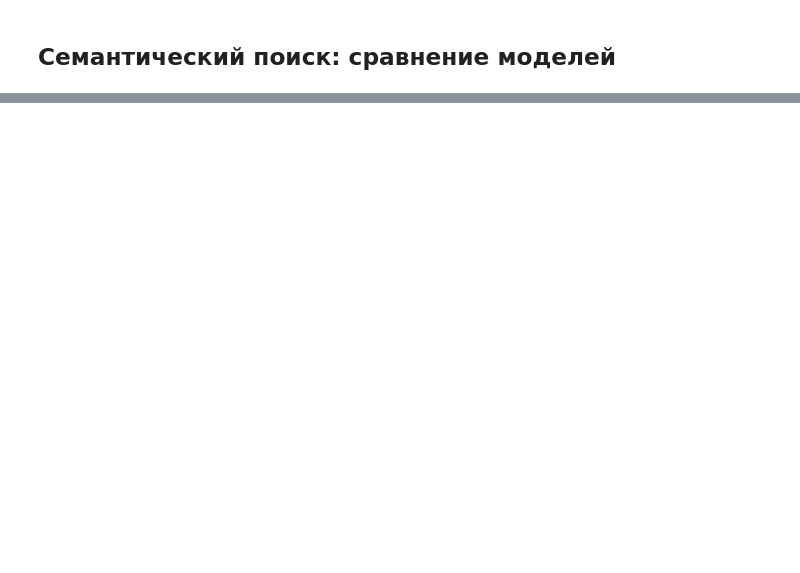
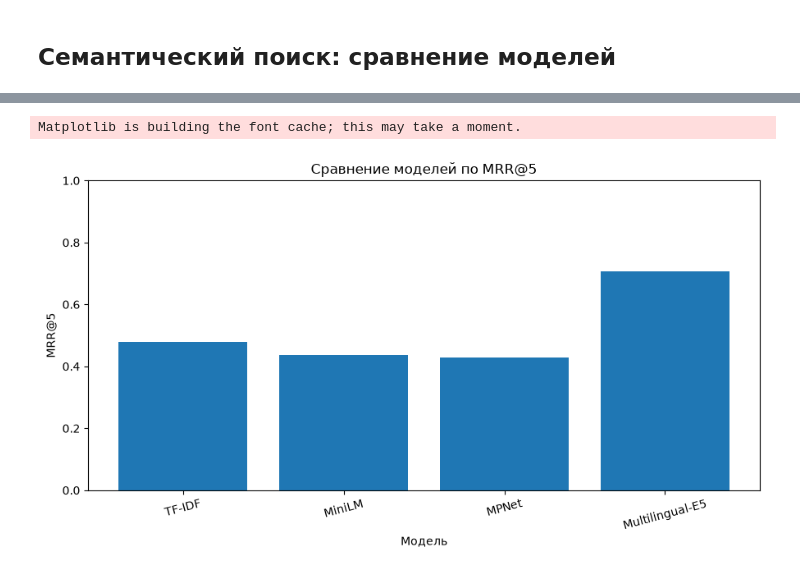
Before and after one commit to VeronikaSteklo/IDSS_SSU, a Jupyter notebook: task4_sentence_transformers/work/task.ipynb, the cells around one changed output, grey strips where cells are left out. Saved outputs shown, nothing was run; the diff lists cells and outputs as text; code cells hidden in the pictures; blank space fills up the shorter version.

```diff
--- a/task4_sentence_transformers/work/task.ipynb
+++ b/task4_sentence_transformers/work/task.ipynb
@@ -11,3 +18,5 @@ from sentence_transformers import SentenceTransformer
+# %%
+DATA_DIR = Path("../../data").resolve()
 # %% [markdown]
 ## Тестовая выборка запросов
 # %%
@@ -82,2 +118,0 @@ def build_tfidf_index(corpus: List[Dict]) -> Tuple[TfidfVectorizer, np.ndarray]:
-# %%
-vectorizer, tfidf_matrix = build_tfidf_index(corpus)
@@ -113,4 +140 @@ def search_tfidf(
-# %%
-with open("data/test_queries.json", "r", encoding="utf-8") as f:
-    test_queries = json.load(f)
 # %%
@@ -594,0 +460,13 @@ query_rank_comparison
+# %%
+test_query_id = 7
+
+query_text = df_queries.loc[
+    df_queries["id"] == test_query_id,
+    "query"
+].iloc[0]
+
+print("Запрос:", query_text)
+
+for model_key in models_config:
+    print(f"\nМодель: {model_key}")
+    display(semantic_search(test_query_id, model_key, top_k=5))
@@ -594,0 +746,21 @@ query_rank_comparison
+# %%
+from matplotlib import pyplot as plt
+
+
+plt.figure(figsize=(9, 5))
+
+plt.bar(
+    comparison_df["model"],
+    comparison_df["MRR@5"]
+)
+
+plt.title("Сравнение моделей по MRR@5")
+plt.xlabel("Модель")
+plt.ylabel("MRR@5")
+plt.ylim(0, 1)
+plt.xticks(rotation=15)
+plt.tight_layout()
+plt.show()
+# %% [output]
+Matplotlib is building the font cache; this may take a moment.
+[figure, added]
```
Also changed, not shown: parts of 37 cells of this notebook.
